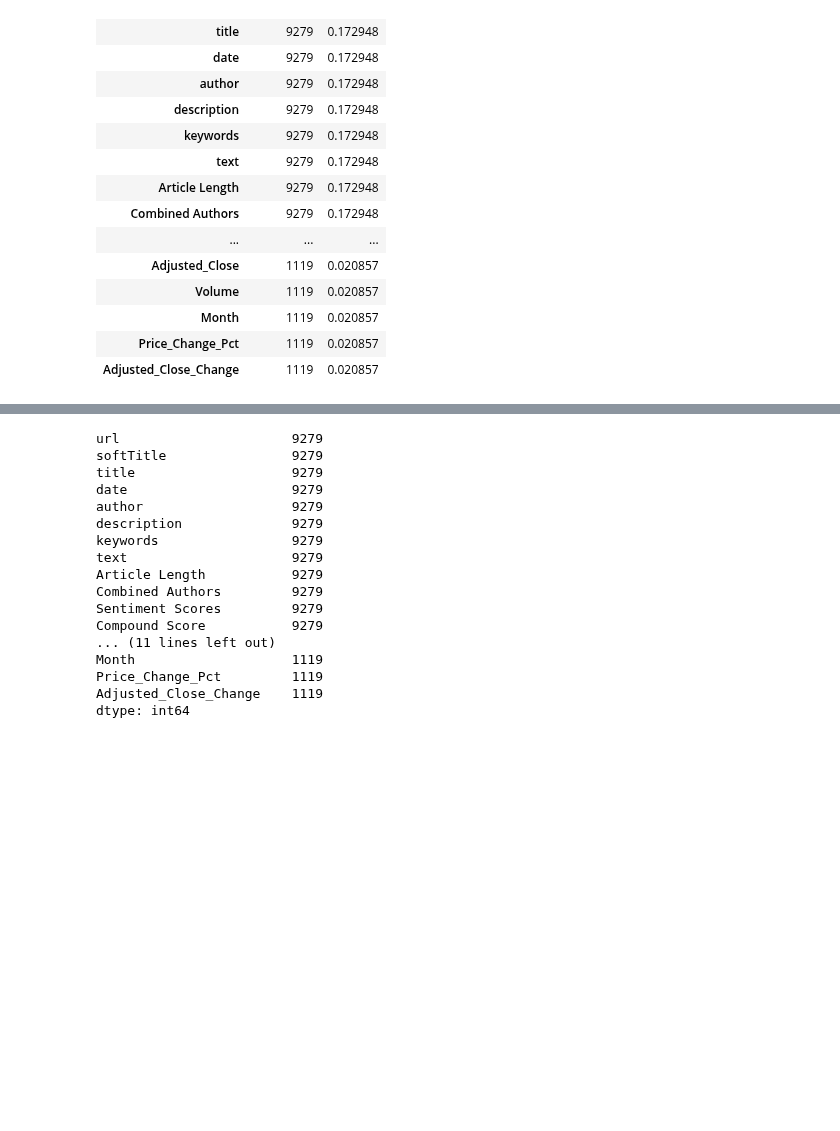
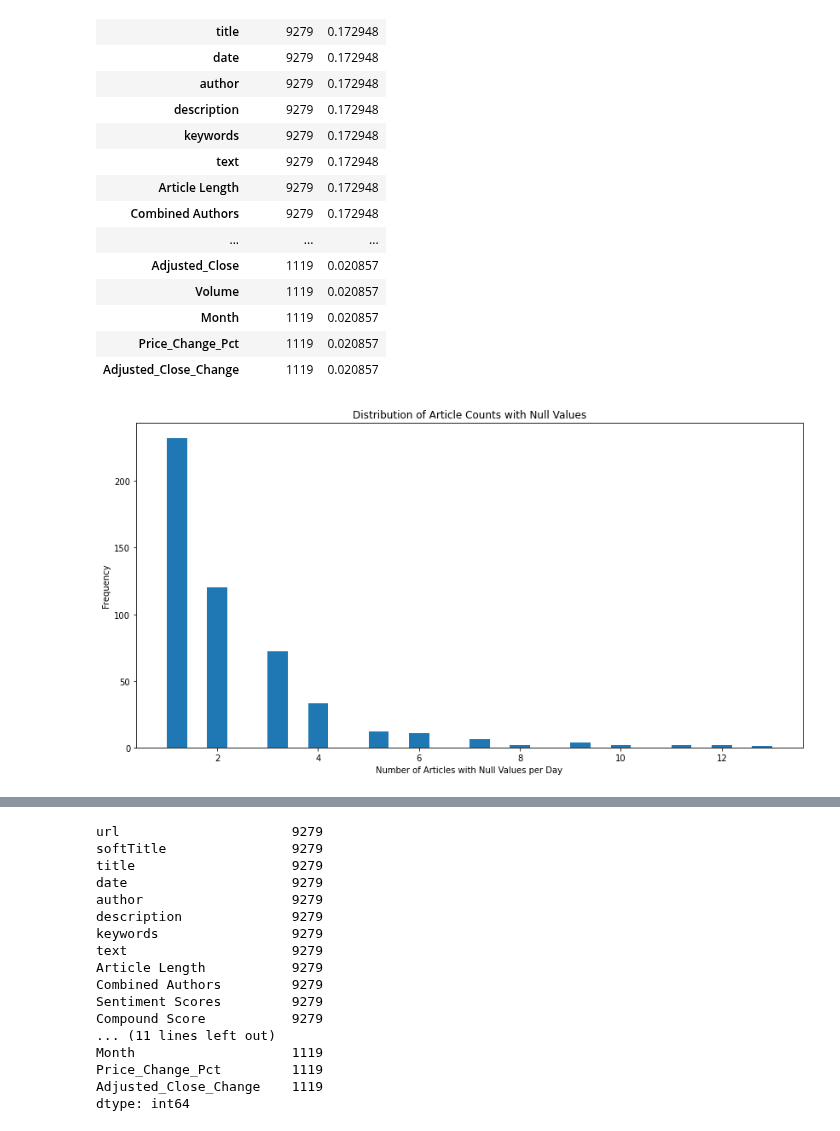
Before and after one commit to EthanFalcao/Sentiment-Analysis-in-Financial-Markets, a Jupyter notebook: merge_datasets.ipynb, the cells around one changed output, grey strips where cells are left out. Drawn from its saved outputs; the diff is of its cells as text; code cells hidden in the pictures; blank space fills up the shorter version.

```diff
--- a/merge_datasets.ipynb
+++ b/merge_datasets.ipynb
@@ -191,3 +267,20 @@ nulls_summary_table(df)
 # %%
 # Filter the DataFrame to only include rows where any column has a null value
 df_with_nulls = df[df.isnull().any(axis=1)]
+# %%
+import pandas as pd
+import matplotlib.pyplot as plt
+
+# Assuming 'df_with_nulls' is your DataFrame and it already has a 'date' column in datetime format
+# Group by date (without time component) and count the articles
+articles_over_time_filtered = df_with_nulls.groupby(df_with_nulls['date'].dt.date).size()
+
+# Plotting
+plt.figure(figsize=(14, 7))
+articles_over_time_filtered.plot(kind='hist', bins=30)  # Adjust 'bins' as needed for granularity
+plt.title('Distribution of Article Counts with Null Values')
+plt.xlabel('Number of Articles with Null Values per Day')
+plt.ylabel('Frequency')
+plt.show()
+# %% [output]
+[figure, added]
```
Also changed, not shown: parts of 8 cells of this notebook, 1 other file.
